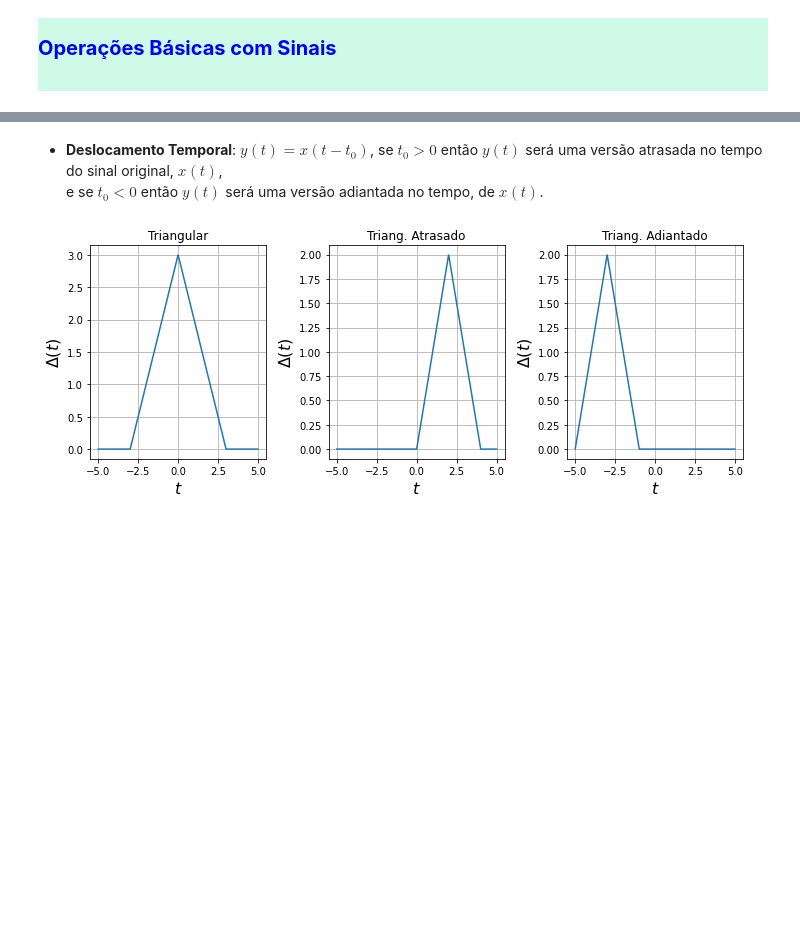
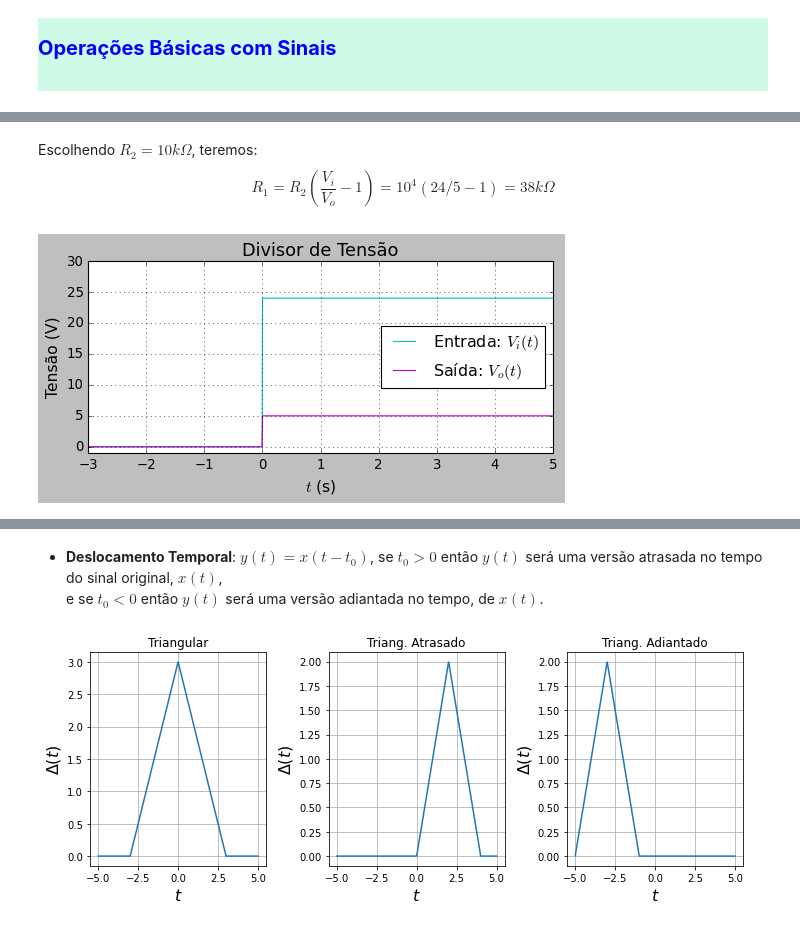
Before and after one commit to kaw19/linear_systems, a Jupyter notebook: 01 sinais/SL_Lab_01_Sinais_Elementares_git.ipynb, the cells around one changed output, grey strips where cells are left out. Saved outputs shown, nothing was run; the diff lists cells and outputs as text; code cells hidden in the pictures; blank space fills up the shorter version.

```diff
--- a/01 sinais/SL_Lab_01_Sinais_Elementares_git.ipynb
+++ b/01 sinais/SL_Lab_01_Sinais_Elementares_git.ipynb
@@ -242,0 +254,19 @@ Para um sinal $x(t)$ complexo: $$P_x=\frac{1}{T}\int_{-T/2}^{+T/2}|x(t)|^2dt$$
+# %% [markdown]
+Escolhendo $R_2 = 10 k\Omega$, teremos:
+$$R_1 = R_2 \left (\frac{V_i}{V_o} - 1 \right) = 10^4 (24/5 - 1) = 38k\Omega$$
+# %%
+import matplotlib as plt
+plt.style.use('classic')           # plt.style.available contém a lista dos vários estilos disponíveis para uso
+
+R1 = 38e3; R2 = 10e3               # resistências em Ohm
+t = linspace(-3,5,1000)            # base temporal
+vi = zeros(1000, dtype=float)      # vetor para armazenar a tensão de entrada (degrau): vi(t)
+vi[t>=0] = 24.                     # 24 VDC a partir do tempo zero
+vo = R2*vi/(R1+R2)                 # 5 VDC a partir do tempo zero
+
+figure(figsize=(7.5,3))
+plot(t,vi,'c',t,vo,'m'); grid('on')
+xlabel('$t$ (s)',fontsize=14); ylabel('Tensão (V)',fontsize=14); ylim(-1,30)
+title('Divisor de Tensão',fontsize=16); legend(("Entrada: $V_i(t)$","Saída: $V_o(t)$"),loc='center right');
+# %% [output]
+[figure, added]
```
Also changed, not shown: parts of 20 cells of this notebook.
